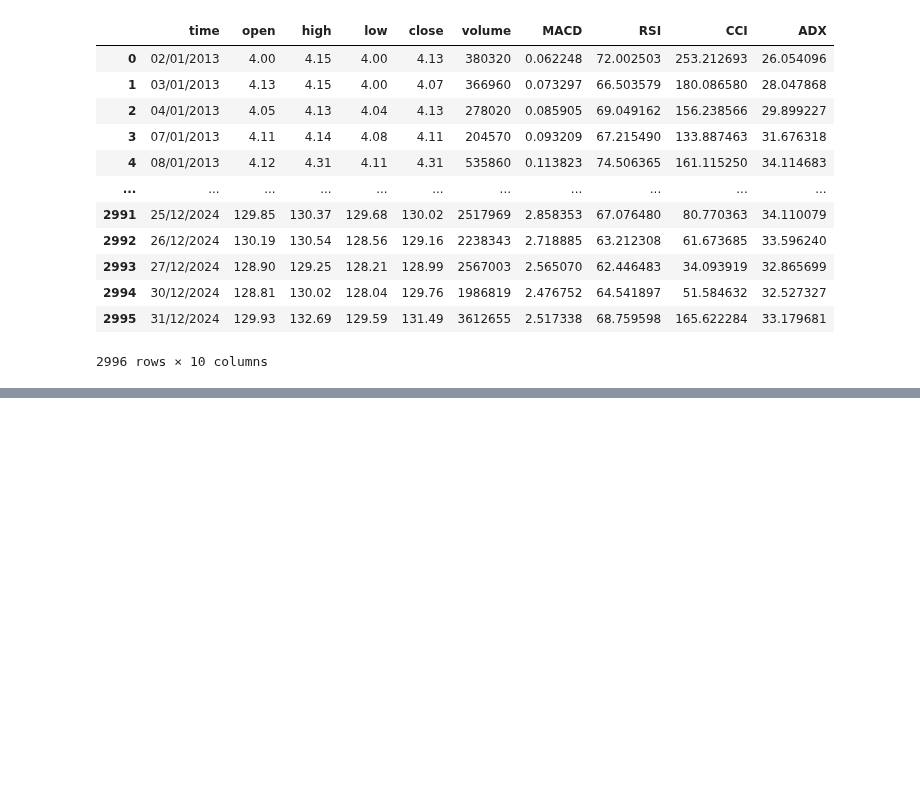
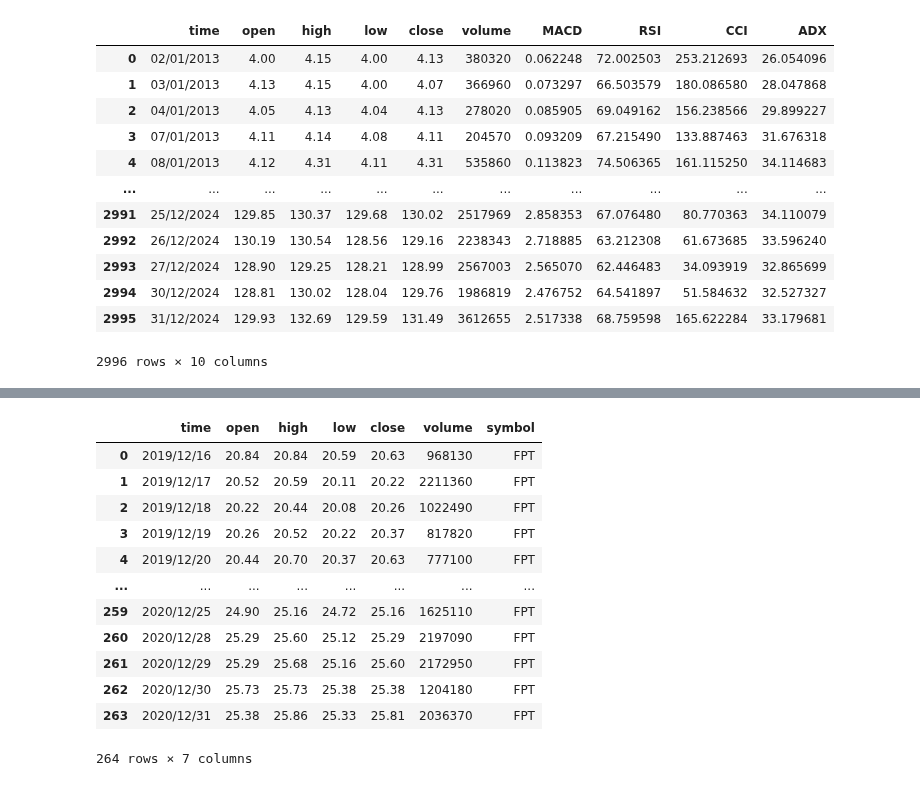
Before and after one commit to kohi-vip/SARSA_FinancialRL, a Jupyter notebook: application/testing/data_test.ipynb, the cells around one changed output, grey strips where cells are left out. Saved outputs shown, nothing was run; the diff lists cells and outputs as text; code cells hidden in the pictures; blank space fills up the shorter version.

```diff
--- a/application/testing/data_processor_test.ipynb
+++ b/application/testing/data_test.ipynb
@@ -184,0 +250,16 @@ df_with_indicators
+# %%
+ohlcv_data.loc[ohlcv_data['symbol'] == 'FPT']
+# %% [output]
+|  | time | open | high | low | close | volume | symbol |
+| 0 | 2019/12/16 | 20.84 | 20.84 | 20.59 | 20.63 | 968130 | FPT |
+| 1 | 2019/12/17 | 20.52 | 20.59 | 20.11 | 20.22 | 2211360 | FPT |
+| 2 | 2019/12/18 | 20.22 | 20.44 | 20.08 | 20.26 | 1022490 | FPT |
+| 3 | 2019/12/19 | 20.26 | 20.52 | 20.22 | 20.37 | 817820 | FPT |
+| 4 | 2019/12/20 | 20.44 | 20.70 | 20.37 | 20.63 | 777100 | FPT |
+| ... | ... | ... | ... | ... | ... | ... | ... |
+| 259 | 2020/12/25 | 24.90 | 25.16 | 24.72 | 25.16 | 1625110 | FPT |
+| 260 | 2020/12/28 | 25.29 | 25.60 | 25.12 | 25.29 | 2197090 | FPT |
+| 261 | 2020/12/29 | 25.29 | 25.68 | 25.16 | 25.60 | 2172950 | FPT |
+| 262 | 2020/12/30 | 25.73 | 25.73 | 25.38 | 25.38 | 1204180 | FPT |
+| 263 | 2020/12/31 | 25.38 | 25.86 | 25.33 | 25.81 | 2036370 | FPT |
+264 rows × 7 columns
```
Also changed, not shown: parts of 4 cells of this notebook, 9 other files.
